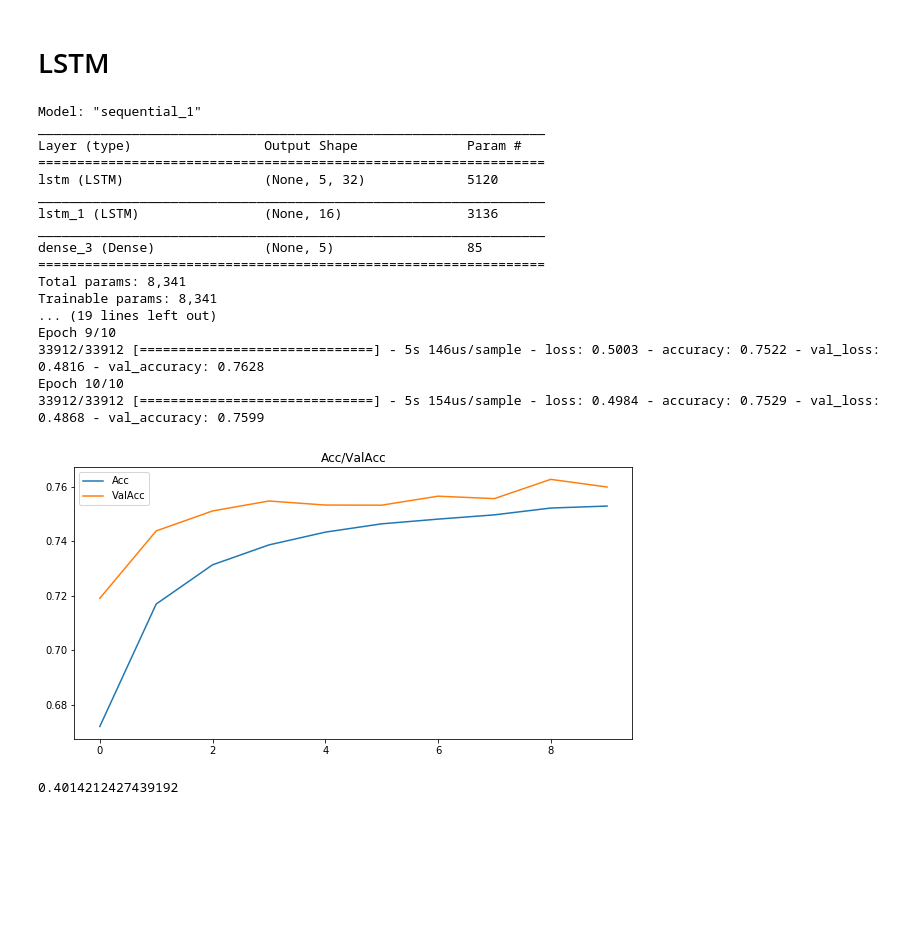
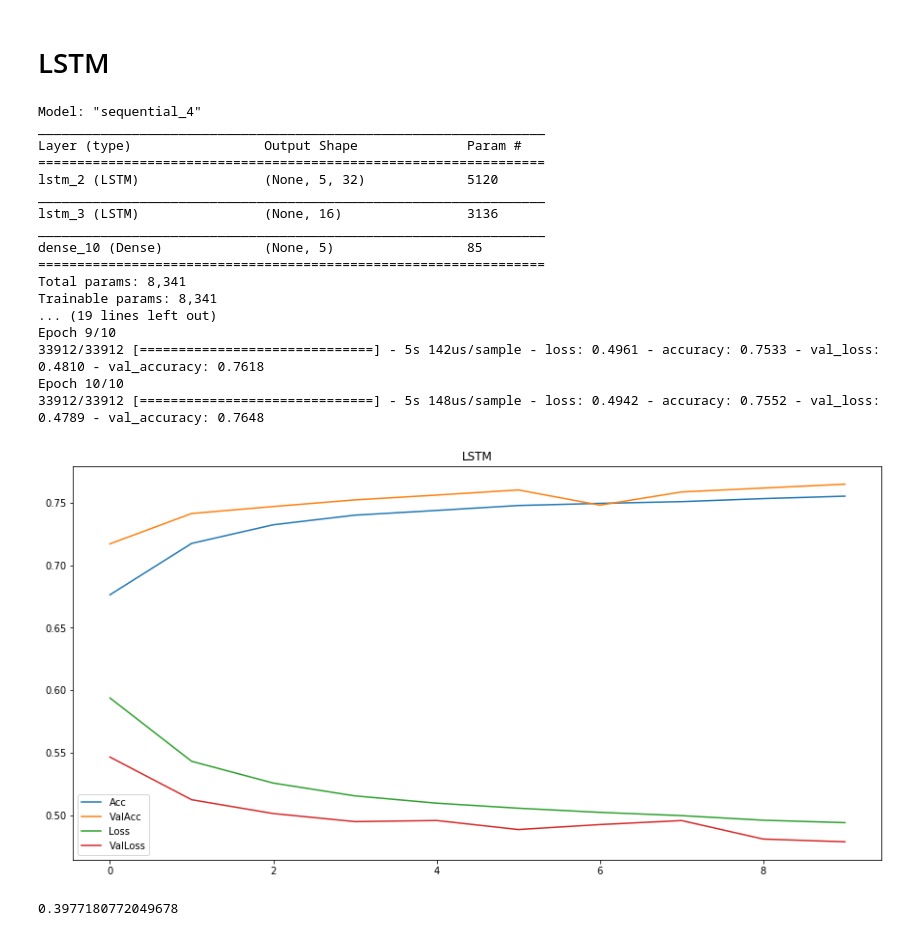
Before and after one commit to daniellonghi/clima, a Jupyter notebook: climaDenseLSTM.ipynb, the cells around one changed output. Saved outputs shown, nothing was run; the diff lists cells and outputs as text; code cells hidden in the pictures; blank space fills up the shorter version.

```diff
--- a/climaDenseLSTM.ipynb
+++ b/climaDenseLSTM.ipynb
@@ -130,41 +134,43 @@ modelLSTM.summary()
 ## Definicao do Modelo
 
 ## Fit
-hist = modelLSTM.fit(X_train, y_train, validation_data=(X_test, y_test), batch_size = 64, epochs = 10, verbose = 1)
+histLSTM = modelLSTM.fit(X_train, y_train, validation_data=(X_test, y_test), batch_size = 64, epochs = 10, verbose = 1)
 ## Fit
 # %% [output]
-Model: "sequential_1"
+Model: "sequential_4"
 _________________________________________________________________
 Layer (type)                 Output Shape              Param #
 =================================================================
-lstm (LSTM)                  (None, 5, 32)             5120
+lstm_2 (LSTM)                (None, 5, 32)             5120
 _________________________________________________________________
-lstm_1 (LSTM)                (None, 16)                3136
+lstm_3 (LSTM)                (None, 16)                3136
 _________________________________________________________________
-dense_3 (Dense)              (None, 5)                 85
+dense_10 (Dense)             (None, 5)                 85
 =================================================================
 Total params: 8,341
 Trainable params: 8,341
 ... (19 lines left out)
 Epoch 9/10
-33912/33912 [==============================] - 5s 146us/sample - loss: 0.5003 - accuracy: 0.7522 - val_loss: 0.4816 - val_accuracy: 0.7628
+33912/33912 [==============================] - 5s 142us/sample - loss: 0.4961 - accuracy: 0.7533 - val_loss: 0.4810 - val_accuracy: 0.7618
 Epoch 10/10
-33912/33912 [==============================] - 5s 154us/sample - loss: 0.4984 - accuracy: 0.7529 - val_loss: 0.4868 - val_accuracy: 0.7599
+33912/33912 [==============================] - 5s 148us/sample - loss: 0.4942 - accuracy: 0.7552 - val_loss: 0.4789 - val_accuracy: 0.7648
 # %%
 ## Plot simples
-fig = plt.figure(figsize=(10, 5))
-plt.plot(hist.history["accuracy"], label='Acc')
-plt.plot(hist.history["val_accuracy"], label='ValAcc')
+fig = plt.figure(figsize=(15, 7.5))
+plt.plot(histLSTM.history["accuracy"], label='Acc')
+plt.plot(histLSTM.history["val_accuracy"], label='ValAcc')
+plt.plot(histLSTM.history["loss"], label='Loss')
+plt.plot(histLSTM.history["val_loss"], label='ValLoss')
 plt.legend()
-plt.title('Acc/ValAcc')
+plt.title('LSTM')
 plt.show()
 ## Plot simples
 # %% [output]
-[figure, old version]
+[figure, new version]
 # %%
 # RMS
 y_predict = modelLSTM.predict(X_test)
 rms = sqrt(mean_squared_error(y_test, y_predict))
 print(rms)
 # %% [output]
-0.4014212427439192
+0.3977180772049678
```
Also changed, not shown: parts of 5 cells of this notebook.
